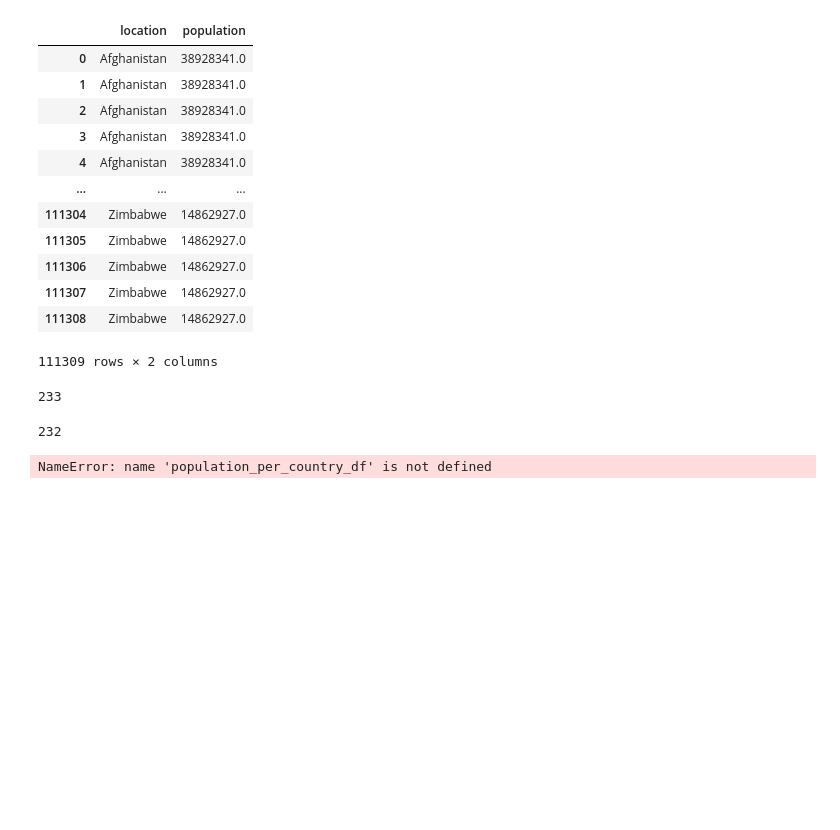
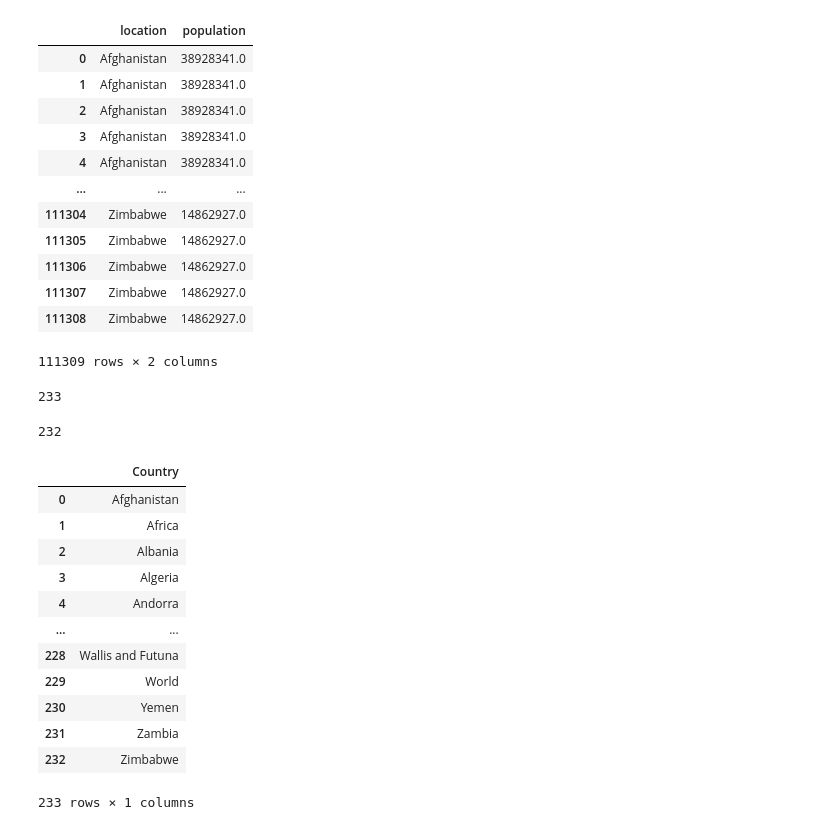
Before and after one commit to snkty8/Test_COVID_Project, a Jupyter notebook: ETL_COVID_dataset.ipynb, the cells around one changed output. Drawn from its saved outputs; the diff is of its cells as text; code cells hidden in the pictures; blank space fills up the shorter version.

```diff
--- a/ETL_COVID_dataset.ipynb
+++ b/ETL_COVID_dataset.ipynb
@@ -234,9 +226,19 @@ len(population)
 # %%
 country_df = pd.DataFrame(country, columns = ['Country'])
 population_df= pd.DataFrame(population, columns = ['population'])
-# %%
-population_per_country_df['Country'] = country_df
-population_per_country_df['Population'] = population_df
-population_per_country_df
-# %% [output]
-NameError: name 'population_per_country_df' is not defined
+# %%
+country_df
+# %% [output]
+|  | Country |
+| 0 | Afghanistan |
+| 1 | Africa |
+| 2 | Albania |
+| 3 | Algeria |
+| 4 | Andorra |
+| ... | ... |
+| 228 | Wallis and Futuna |
+| 229 | World |
+| 230 | Yemen |
+| 231 | Zambia |
+| 232 | Zimbabwe |
+233 rows × 1 columns
```
Also changed, not shown: parts of 4 cells of this notebook.
